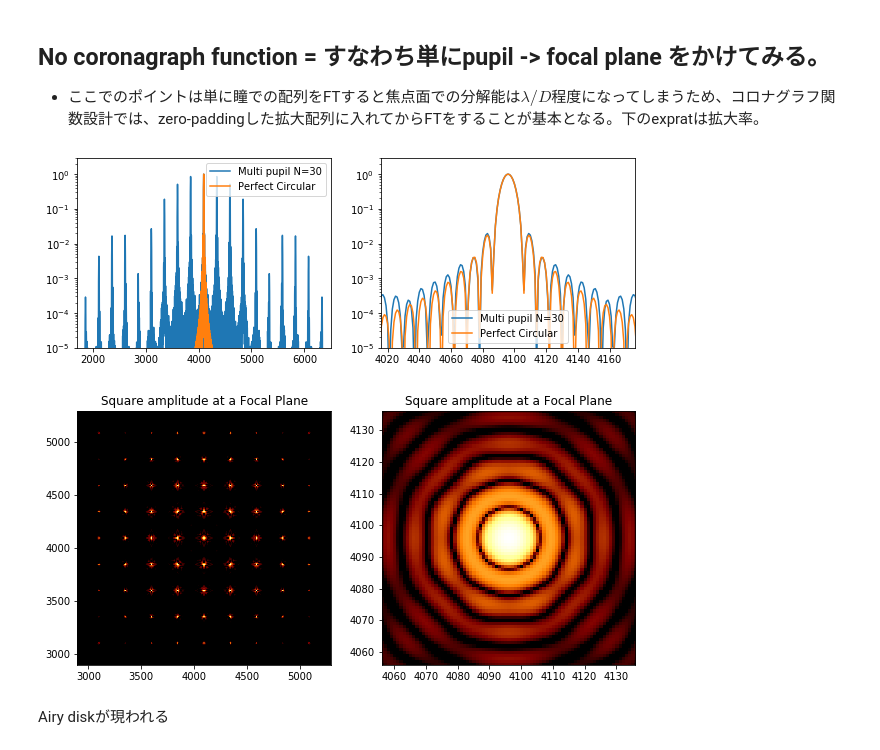
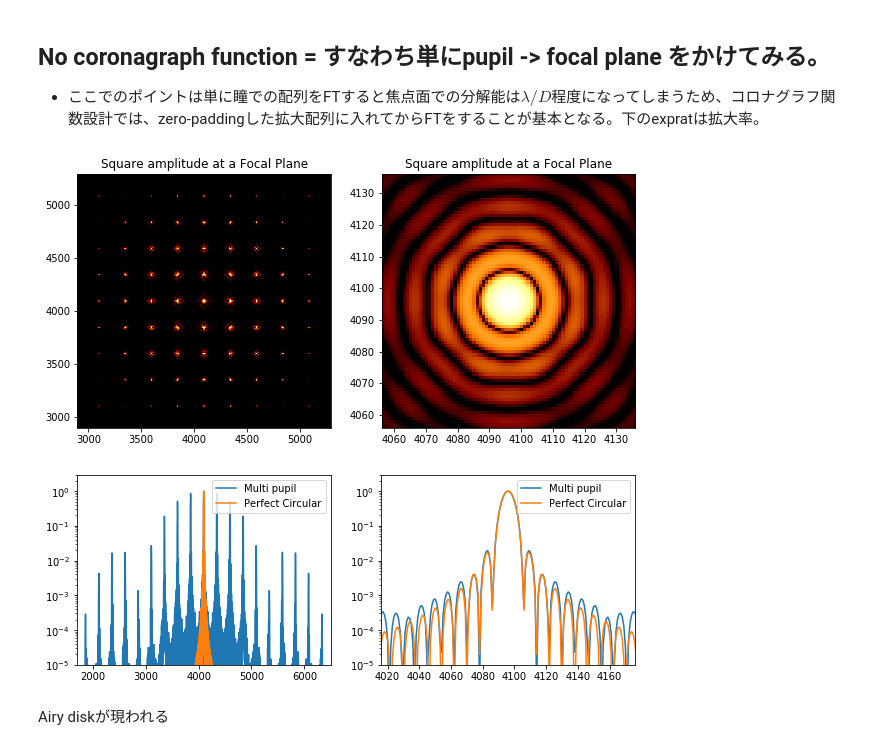
Before and after one commit to HajimeKawahara/fossim, a Jupyter notebook: ipynb/Multipupil -2D.ipynb, the cells around one changed output. Saved outputs shown, nothing was run; the diff lists cells and outputs as text; code cells hidden in the pictures.

```diff
--- a/ipynb/Multipupil -2D.ipynb
+++ b/ipynb/Multipupil -2D.ipynb
@@ -135,53 +71,11 @@ plt.show()
 # %%
 exprat=8 #oversampling factor at a focal plane
 foca = nc.cf_no_coronagraph(pupa,exprat=exprat)
+plt_mp.plotfoc2D(foca,exprat,filename="foc2d_lat.png")
+plt_mp.plotfoc1D(foca,foca_perfect,exprat,filename="foc1d_lat.png")
+# %% [output]
+[figure, added]
+[figure, added]
-# %%
-ifocal=np.abs(foca)**2
-
-fig=plt.figure(figsize=(10,3.5))
-ax=fig.add_subplot(121)
-#plt.plot(np.abs(foca[:,int(n*exprat/2)])**2)
-plt.plot(ifocal[int(n*exprat/2),:]/np.max(ifocal),label="Multi pupil N="+str(Nw))
-#plt.plot(ifocal[:,int(n*exprat/2)]/np.max(ifocal),label="small pupil",ls="dashed",color="gray")
-plt.plot(ifocal_perfect[int(n*exprat/2),:]/np.max(ifocal_perfect),label="Perfect Circular")
-plt.legend()
-plt.yscale("log")
-Q=300
-plt.xlim(nx/2-Q*exprat,nx/2+Q*exprat)
-plt.ylim(10**-5,3.0)
-ax=fig.add_subplot(122)
-plt.plot(ifocal[int(n*exprat/2),:]/np.max(ifocal),label="Multi pupil N="+str(Nw))
-#plt.plot(ifocal[:,int(n*exprat/2)]/np.max(ifocal),label="small pupil",ls="dashed",color="gray")
-plt.plot(ifocal_perfect[int(n*exprat/2),:]/np.max(ifocal_perfect),label="Perfect Circular")
-plt.legend()
-plt.yscale("log")
-Q=10
-plt.xlim(nx/2-Q*exprat,nx/2+Q*exprat)
-plt.ylim(10**-5,3.0)
-
-plt.savefig("mp"+str(Nw)+".png")
-# %% [output]
-[figure, removed]
-# %%
-#表示
-fig=plt.figure(figsize=(10,10))
-ax=fig.add_subplot(121)
-a=ax.imshow(np.log10(ifocal/np.max(ifocal)),vmin=-4,vmax=0,cmap="afmhot")
-plt.xlim(nx/2-150*exprat,nx/2+150*exprat)
-plt.ylim(ny/2-150*exprat,ny/2+150*exprat)
-#plt.colorbar(a)
-plt.title("Square amplitude at a Focal Plane")
-ax=fig.add_subplot(122)
-a=ax.imshow(np.log10(ifocal/np.max(ifocal)),vmin=-4,vmax=0,cmap="afmhot")
-#plt.colorbar(a)
-nx=foca.shape[0]
-ny=foca.shape[1]
-plt.xlim(nx/2-5*exprat,nx/2+5*exprat)
-plt.ylim(ny/2-5*exprat,ny/2+5*exprat)
-plt.title("Square amplitude at a Focal Plane")
-plt.show()
-# %% [output]
-[figure, removed]
 # %% [markdown]
 Airy diskが現われる
 # %% [markdown]
```
Also changed, not shown: parts of 18 cells of this notebook, 2 other files.
